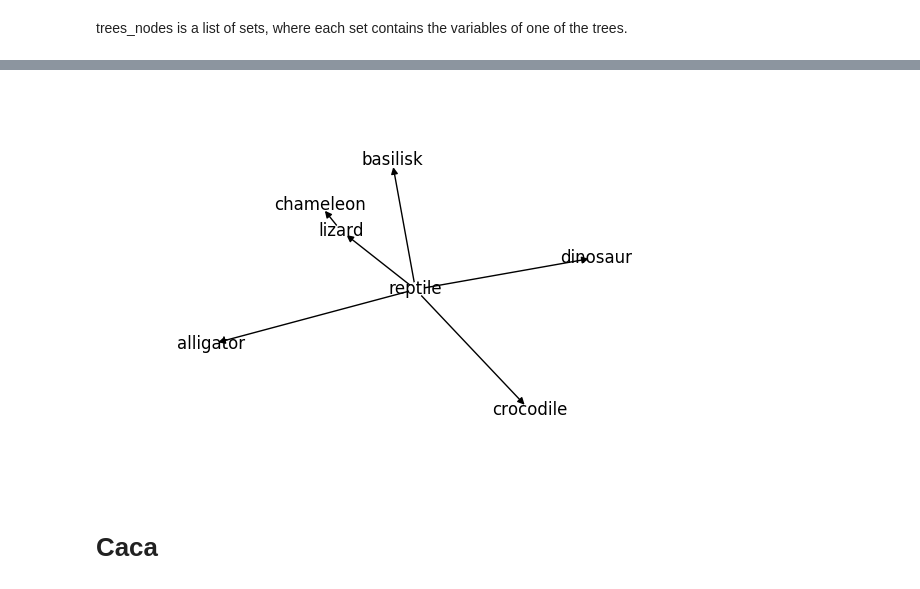
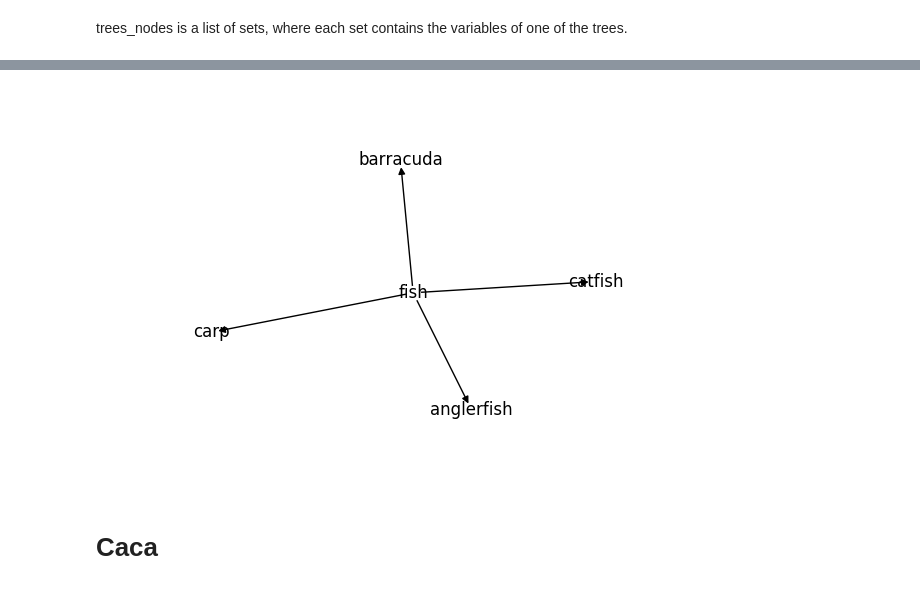
Before and after one commit to manuwhs/thoths-nehet, a Jupyter notebook: notebooks/3. Feelings Example.ipynb, the cells around one changed output, grey strips where cells are left out. Saved outputs shown, nothing was run; the diff lists cells and outputs as text; code cells hidden in the pictures.

```diff
--- a/notebooks/3. Feelings Example.ipynb
+++ b/notebooks/3. Feelings Example.ipynb
@@ -296,7 +307,7 @@ SyntaxError: invalid syntax (<ipython-input-189-de4988af703d>, line 1)
 # %%
-Image(render_graph( G.subgraph(trees_nodes[6]), folder_images = "./", image_name = "cycle_graph.png"))
+Image(render_graph( G.subgraph(trees_nodes[10]), folder_images = "./", image_name = "cycle_graph.png"))
 # %% [output]
-[figure, old version]
+[figure, new version]
 # %% [markdown]
 # Caca
 # %%
```
Also changed, not shown: parts of 17 cells of this notebook, 5 other files.
